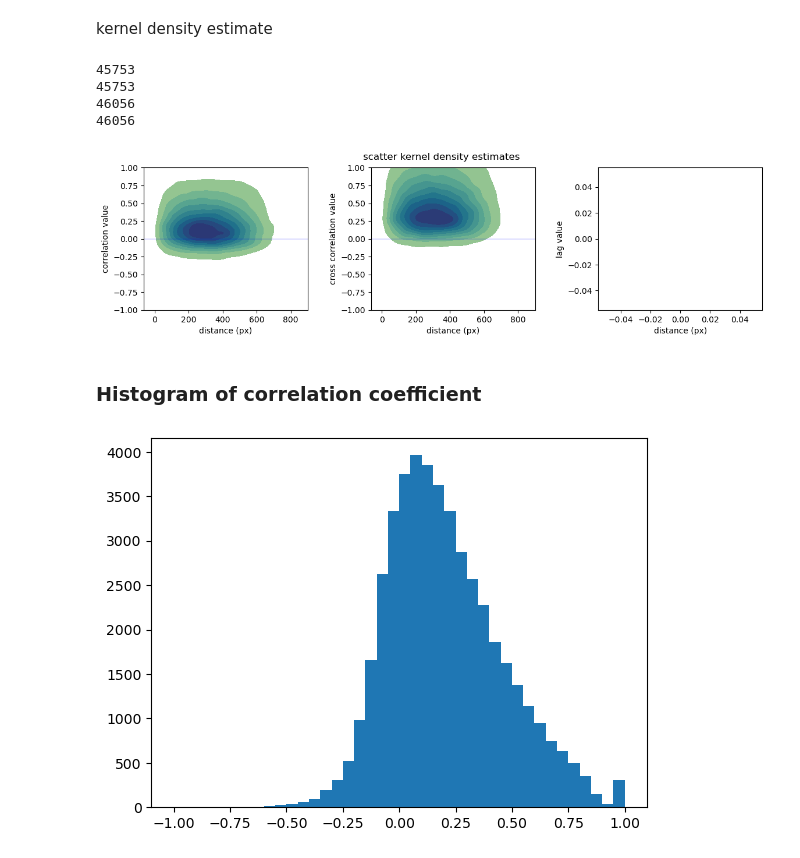
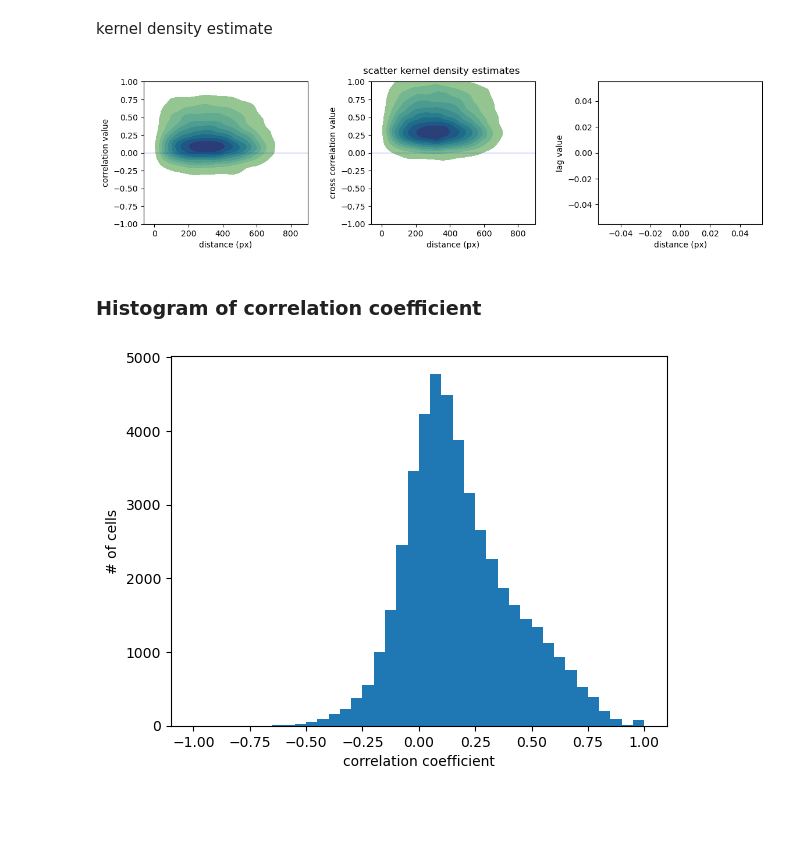
Before and after one commit to kath3rine/research, a Jupyter notebook: DFFpython.ipynb, the cells around one changed output. Cells and saved outputs as stored; diff of their text form; code cells hidden in the pictures; blank space fills up the shorter version.

```diff
--- a/DFFpython.ipynb
+++ b/DFFpython.ipynb
@@ -108,8 +108,8 @@ Automatic (difference of gaussian)
 blobs_dog = blob_dog(mean_img, min_sigma=7, max_sigma=10, threshold=0.005)
 blobs_dog[:, 2] = blobs_dog[:, 2] * np.sqrt(2)
 # %%
-xc = blobs_dog[:, 0]
-yc = blobs_dog[:, 1]
+xc = blobs_dog[:, 1] # x coordinates of cell centers
+yc = blobs_dog[:, 0] # y coordinates of cell centers
 num_neurons = blobs_dog.shape[0]
 # %%
 
@@ -228,3 +224,5 @@ raw_fluo = extract_raw_fluo(img_array, num_neurons, roibw)
+# %%
+norm_f = raw_fluo / np.max(raw_fluo)
 # %%
 def slide_win_sub(f, win_size, percent):
     """
@@ -253,4 +251,4 @@ def slide_win_sub(f, win_size, percent):
 
     return dff
 # %%
-dff = slide_win_sub(raw_fluo, dff_baseline_size, dff_baseline_percent)
+dff = slide_win_sub(norm_f, dff_baseline_size, dff_baseline_percent)
@@ -523,21 +518,16 @@ def plot_kde(dmv, cmv, xcmv, xclmv):
     fig.set_figheight(3)
 
     # pad y axes in a and b so that the input arrays are the same length
-    cmv_in = np.pad(cmv, int((len(dmv) - len(cmv)) / 2 + 1), mode="mean")
-    cmv_in = cmv_in[:-1]
+    dmv1 = np.pad(dmv, int((len(cmv) - len(dmv)) / 2), mode="mean")
     dmv2 = np.pad(dmv, int((len(xclmv) - len(dmv)) / 2 + 1), mode="mean")
     dmv2 = dmv2[:-1]
-    print(len(cmv_in))
-    print(len(dmv))
-    print(len(dmv2))
-    print(len(xclmv))
 
-    a=sns.kdeplot(x=dmv, y=cmv_in, ax=axes[0], fill=True, cmap="crest")
+    a=sns.kdeplot(x=dmv1, y=cmv, ax=axes[0], fill=True, cmap="crest")
     a.set(xlabel='distance (px)', ylabel="correlation value")
     a.axhline(y = 0, linewidth=0.2, color='blue')
     a.set_ylim(-1, 1)
 
-    b=sns.kdeplot(x=dmv, y=xcmv, ax=axes[1], fill=True, cmap="crest")
+    b=sns.kdeplot(x=dmv2, y=xcmv, ax=axes[1], fill=True, cmap="crest")
     b.set(xlabel='distance (px)', ylabel="cross correlation value")
     b.axhline(y = 0, linewidth=0.2, color='blue')
     b.set_ylim(-1, 1)
@@ -548,28 +538,24 @@ def plot_kde(dmv, cmv, xcmv, xclmv):
 
 plot_kde(distmat_v_flat, cor_mat_v_flat, xcormat_v_flat, xcorlagmat_v_flat)
 # %% [output]
-45753
-45753
-46056
-46056
 [figure]
 # %% [markdown]
 ### Histogram of correlation coefficient
 # %%
-def plot_corr_coef_hist(cor_mat_v, bw):
-    flat = cor_mat_v.flatten()
-    flat = np.delete(flat, np.where(flat == 0))
+def plot_corr_coef_hist(cmv, bw):
 
     x = -1 - bw
     bins = []
     while x < 1:
         x += bw
         x = round(x, 4)
         bins.append(x)
 
-    plt.hist(flat, bins=bins)
+    plt.hist(cmv, bins=bins)
+    plt.xlabel("correlation coefficient")
+    plt.ylabel("# of cells")
     plt.show()
 
-plot_corr_coef_hist(cor_mat_v, 0.05)
+plot_corr_coef_hist(cor_mat_v_flat, 0.05)
 # %% [output]
-[figure, old version]
+[figure, new version]
```
Also changed, not shown: parts of 12 cells of this notebook.
